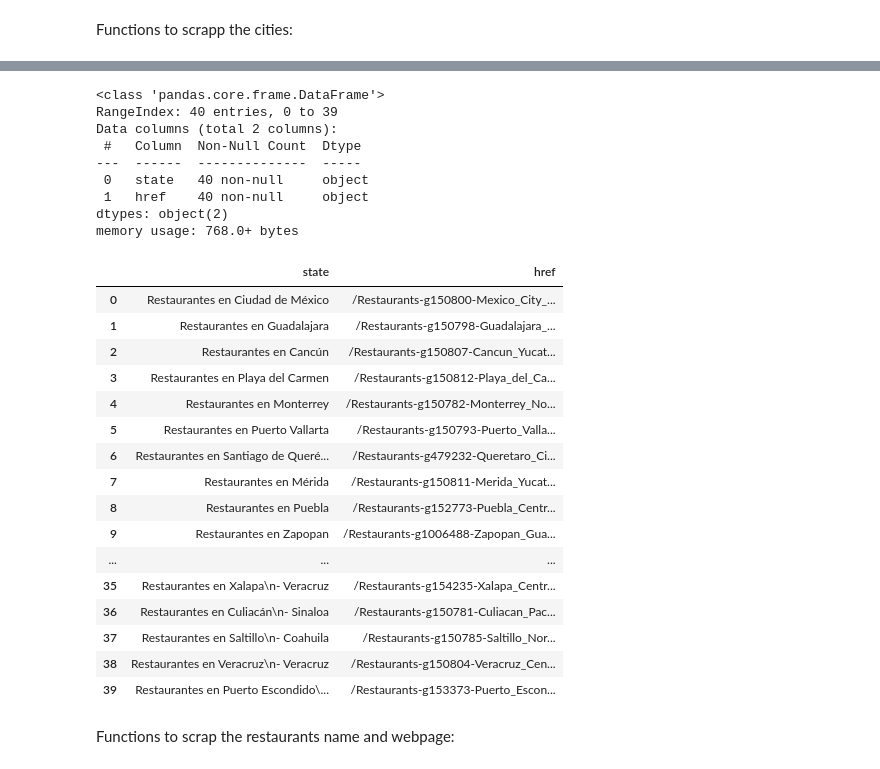
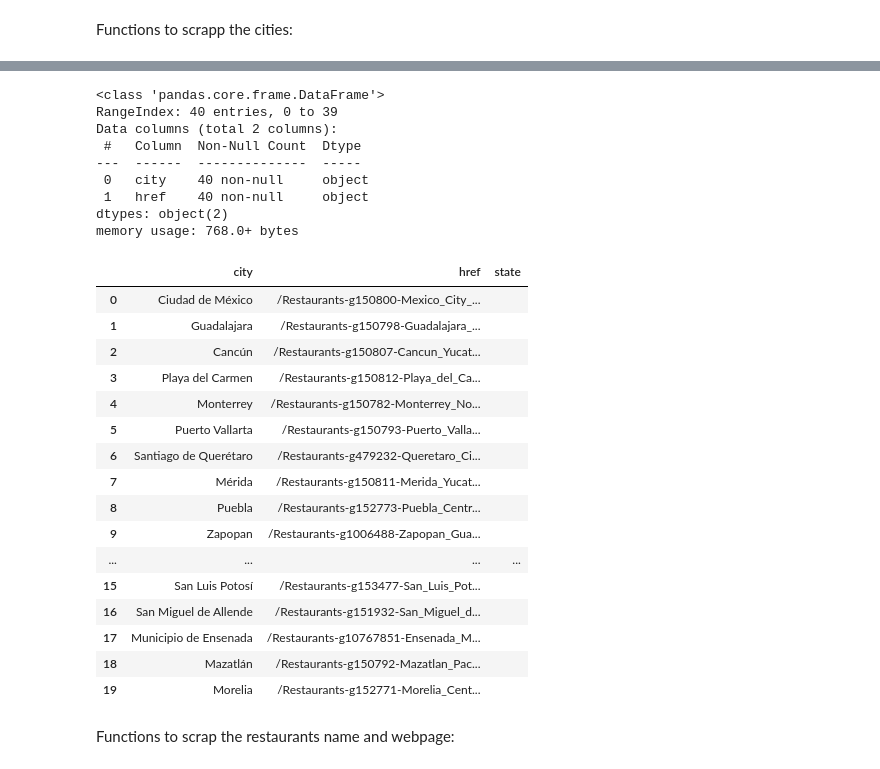
Before and after one commit to Casvill/TripAdvisorScrapper, a Jupyter notebook: scraping.ipynb, the cells around one changed output, grey strips where cells are left out. Cells and saved outputs as stored; diff of their text form; code cells hidden in the pictures.

```diff
--- a/scraping.ipynb
+++ b/scraping.ipynb
@@ -32,22 +32,22 @@ def transform(soup) -> list:
     divs = soup.find_all('div', class_='geo_wrap')
 
     for item in divs:
-        state =  item.find('a').text
+        city =  item.find('a').text
         href =  item.find('a')['href']
 
-        state ={'state': state, 'href': href}
-        states_list.append(state)
+        city ={'city': city, 'href': href}
+        cities_list.append(city)
 
-    return  states_list
+    return  cities_list
 
 def transform2(soup) -> list:
 
     for ultag in soup.find_all('ul', {'class': 'geoList'}):
         for litag in ultag.find_all('li'):
-            state= litag.text
+            city= litag.text
             href= litag.find('a')['href']
-            state = {'state':state,'href':href}
-            states_list.append(state)
+            city = {'city':city,'href':href}
+            cities_list.append(city)
 # %%
 transform(extract(formula(1)))
 # %% [output]
@@ -77,32 +77,12 @@ city_list = pd.DataFrame(states_list)
 # %%
-city_list.info()
+df_cities.info()
 # %% [output]
 <class 'pandas.core.frame.DataFrame'>
 RangeIndex: 40 entries, 0 to 39
 Data columns (total 2 columns):
  #   Column  Non-Null Count  Dtype
 ---  ------  --------------  -----
- 0   state   40 non-null     object
+ 0   city    40 non-null     object
  1   href    40 non-null     object
 dtypes: object(2)
 memory usage: 768.0+ bytes
-# %%
-city_list
-# %% [output]
-|  | state | href |
-| 0 | Restaurantes en Ciudad de México | /Restaurants-g150800-Mexico_City_... |
-| 1 | Restaurantes en Guadalajara | /Restaurants-g150798-Guadalajara_... |
-| 2 | Restaurantes en Cancún | /Restaurants-g150807-Cancun_Yucat... |
-| 3 | Restaurantes en Playa del Carmen | /Restaurants-g150812-Playa_del_Ca... |
-| 4 | Restaurantes en Monterrey | /Restaurants-g150782-Monterrey_No... |
-| 5 | Restaurantes en Puerto Vallarta | /Restaurants-g150793-Puerto_Valla... |
-| 6 | Restaurantes en Santiago de Queré... | /Restaurants-g479232-Queretaro_Ci... |
-| 7 | Restaurantes en Mérida | /Restaurants-g150811-Merida_Yucat... |
-| 8 | Restaurantes en Puebla | /Restaurants-g152773-Puebla_Centr... |
-| 9 | Restaurantes en Zapopan | /Restaurants-g1006488-Zapopan_Gua... |
-| ... | ... | ... |
-| 35 | Restaurantes en Xalapa\n- Veracruz | /Restaurants-g154235-Xalapa_Centr... |
-| 36 | Restaurantes en Culiacán\n- Sinaloa | /Restaurants-g150781-Culiacan_Pac... |
-| 37 | Restaurantes en Saltillo\n- Coahuila | /Restaurants-g150785-Saltillo_Nor... |
-| 38 | Restaurantes en Veracruz\n- Veracruz | /Restaurants-g150804-Veracruz_Cen... |
-| 39 | Restaurantes en Puerto Escondido\... | /Restaurants-g153373-Puerto_Escon... |
@@ -109 +97,21 @@ city_list
+# %%
+df_cities.head(20)
+# %% [output]
+|  | city | href | state |
+| 0 | Ciudad de México | /Restaurants-g150800-Mexico_City_... |  |
+| 1 | Guadalajara | /Restaurants-g150798-Guadalajara_... |  |
+| 2 | Cancún | /Restaurants-g150807-Cancun_Yucat... |  |
+| 3 | Playa del Carmen | /Restaurants-g150812-Playa_del_Ca... |  |
+| 4 | Monterrey | /Restaurants-g150782-Monterrey_No... |  |
+| 5 | Puerto Vallarta | /Restaurants-g150793-Puerto_Valla... |  |
+| 6 | Santiago de Querétaro | /Restaurants-g479232-Queretaro_Ci... |  |
+| 7 | Mérida | /Restaurants-g150811-Merida_Yucat... |  |
+| 8 | Puebla | /Restaurants-g152773-Puebla_Centr... |  |
+| 9 | Zapopan | /Restaurants-g1006488-Zapopan_Gua... |  |
+| ... | ... | ... | ... |
+| 15 | San Luis Potosí | /Restaurants-g153477-San_Luis_Pot... |  |
+| 16 | San Miguel de Allende | /Restaurants-g151932-San_Miguel_d... |  |
+| 17 | Municipio de Ensenada | /Restaurants-g10767851-Ensenada_M... |  |
+| 18 | Mazatlán | /Restaurants-g150792-Mazatlan_Pac... |  |
+| 19 | Morelia | /Restaurants-g152771-Morelia_Cent... |  |
 # %%
```
Also changed, not shown: parts of 16 cells of this notebook, 2 other files.
